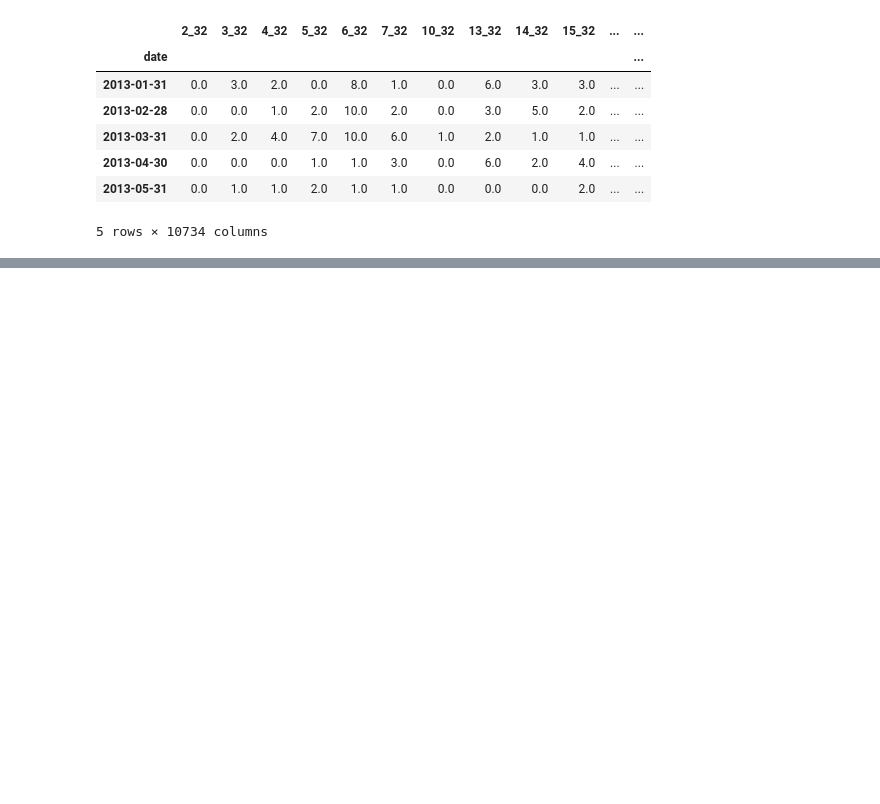
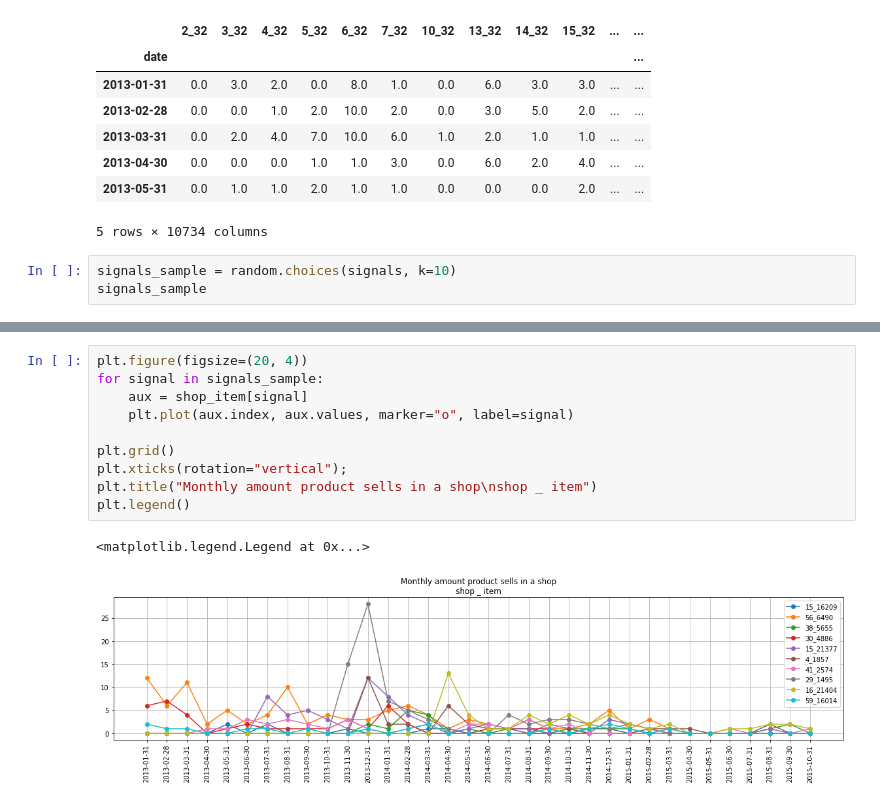
Before and after one commit to DaielChom/ann-predict-future-sales, a Jupyter notebook: 04 - explore dataset.ipynb, the cells around one changed output, grey strips where cells are left out. Saved outputs shown, nothing was run; the diff lists cells and outputs as text; blank space fills up the shorter version.

```diff
--- a/04 - explore dataset.ipynb
+++ b/04 - explore dataset.ipynb
@@ -43,3 +45,6 @@ shop_item.head()
 | 2013-04-30 | 0.0 | 0.0 | 0.0 | 1.0 | 1.0 | 3.0 | 0.0 | 6.0 | 2.0 | 4.0 | ... | ... |
 | 2013-05-31 | 0.0 | 1.0 | 1.0 | 2.0 | 1.0 | 1.0 | 0.0 | 0.0 | 0.0 | 2.0 | ... | ... |
 5 rows × 10734 columns
+# %%
+signals_sample = random.choices(signals, k=10)
+signals_sample
@@ -45,0 +62,13 @@ shop_item.head()
+# %%
+plt.figure(figsize=(20, 4))
+for signal in signals_sample:
+    aux = shop_item[signal]
+    plt.plot(aux.index, aux.values, marker="o", label=signal)
+
+plt.grid()
+plt.xticks(rotation="vertical");
+plt.title("Monthly amount product sells in a shop\nshop _ item")
+plt.legend()
+# %% [output]
+<matplotlib.legend.Legend at 0x...>
+[figure, added]
```
Also changed, not shown: parts of 13 cells of this notebook, 5 other files.
